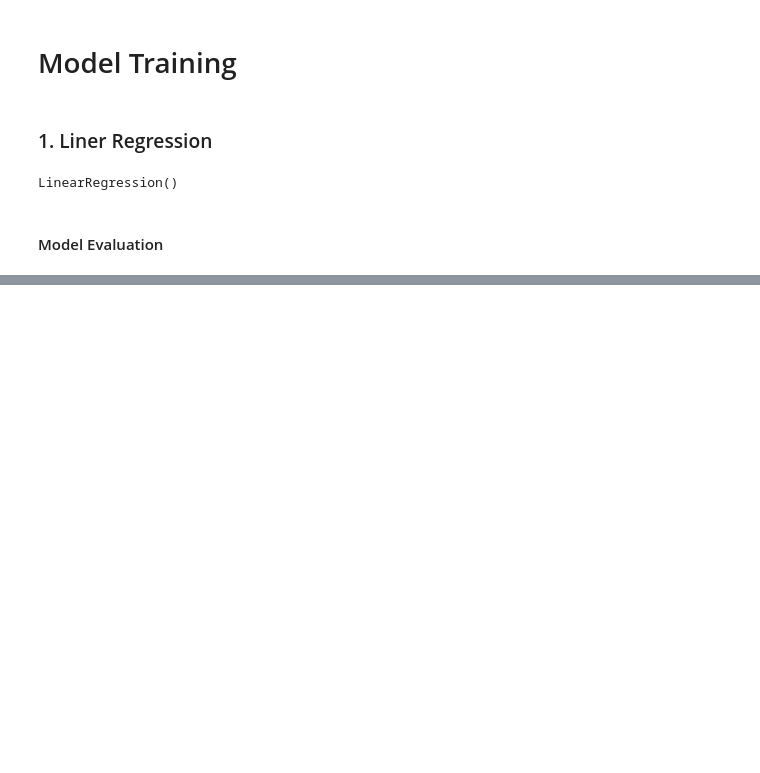
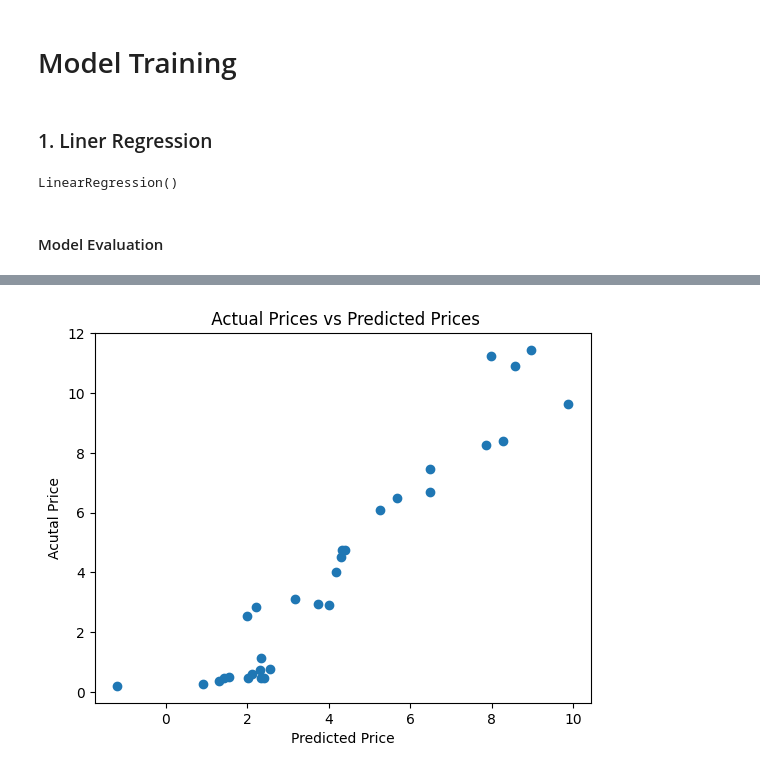
Before and after one commit to Abbasam8910/Machine-Learning-Projects, a Jupyter notebook: Machine Learning Project 8/Car Price Prediction.ipynb, the cells around one changed output, grey strips where cells are left out. Saved outputs shown, nothing was run; the diff lists cells and outputs as text; code cells hidden in the pictures; blank space fills up the shorter version.

```diff
--- a/Machine Learning Project 8/Car Price Prediction.ipynb
+++ b/Machine Learning Project 8/Car Price Prediction.ipynb
@@ -213,0 +256,9 @@ plt.show()
+# %%
+# Visualization on actual vs predicted
+plt.scatter(test_data_prediction, Y_test)
+plt.xlabel("Predicted Price")
+plt.ylabel("Acutal Price")
+plt.title(" Actual Prices vs Predicted Prices")
+plt.show()
+# %% [output]
+[figure, added]
```
Also changed, not shown: parts of 13 cells of this notebook.
